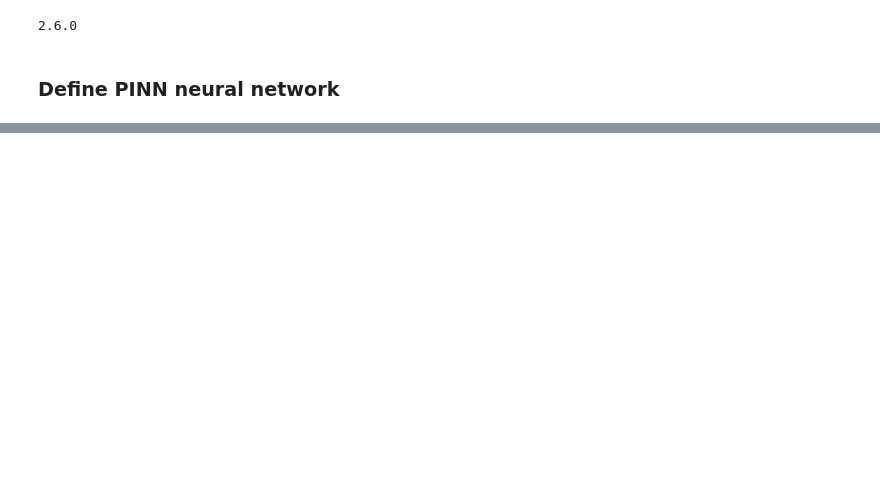
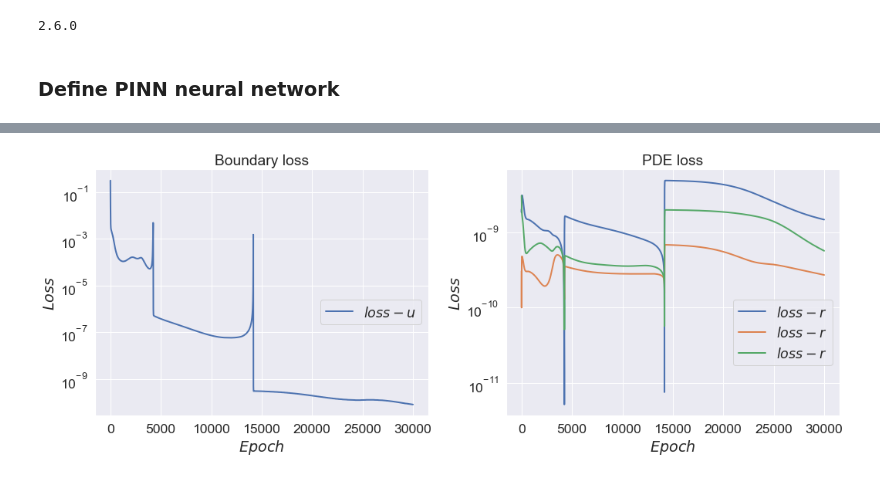
Before and after one commit to zxgcqupt/PINNs4SRA, a Jupyter notebook: physics_informed_neural_network_for_system_reliability_analysis.ipynb, the cells around one changed output, grey strips where cells are left out. Drawn from its saved outputs; the diff is of its cells as text; code cells hidden in the pictures; blank space fills up the shorter version.

```diff
--- a/physics_informed_neural_network_for_system_reliability_analysis.ipynb
+++ b/physics_informed_neural_network_for_system_reliability_analysis.ipynb
@@ -227,0 +309,24 @@ sns.set(font_scale=1.6)
+# %%
+f, axes = plt.subplots(1, 2, figsize=(15, 6))
+
+plt.subplot(1, 2, 1)
+sns.lineplot(x = range(len(pcgrad_loss_log[:, 0])), y = pcgrad_loss_log[:, 0],  linewidth = 2, label = "$loss-u$")
+plt.legend(loc='best',bbox_to_anchor=(1,0.5))
+plt.title('Boundary loss')
+plt.xlabel('$Epoch$')
+plt.ylabel('$Loss$')
+plt.yscale("log")
+
+plt.subplot(1, 2, 2)
+sns.lineplot(x = range(len(pcgrad_loss_log[:, 1])), y = pcgrad_loss_log[:, 1],  linewidth = 2, label = "$loss-r$")
+sns.lineplot(x = range(len(pcgrad_loss_log[:, 2])), y = pcgrad_loss_log[:, 2],  linewidth = 2, label = "$loss-r$")
+sns.lineplot(x = range(len(pcgrad_loss_log[:, 3])), y = pcgrad_loss_log[:, 3],  linewidth = 2, label = "$loss-r$")
+plt.legend(loc='best',bbox_to_anchor=(1,0.5))
+plt.title('PDE loss')
+plt.xlabel('$Epoch$')
+plt.ylabel('$Loss$')
+plt.yscale("log")
+
+plt.tight_layout()
+# %% [output]
+[figure, added]
```
Also changed, not shown: parts of 21 cells of this notebook, 7 other files.
